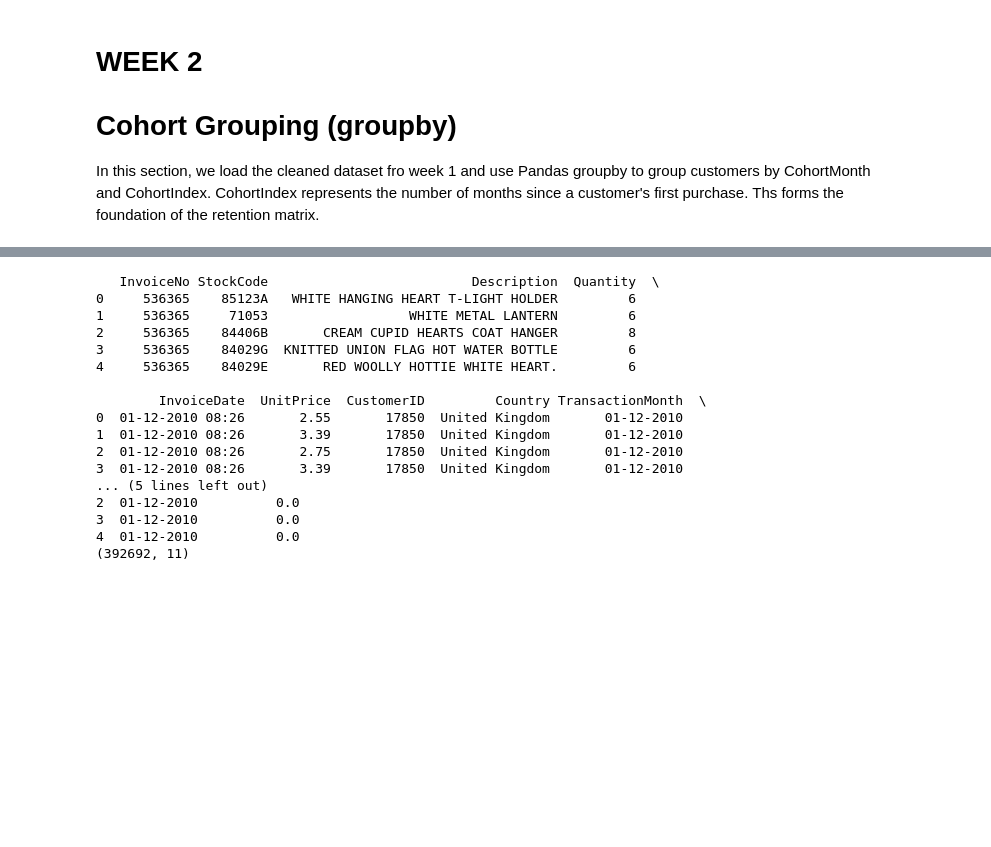
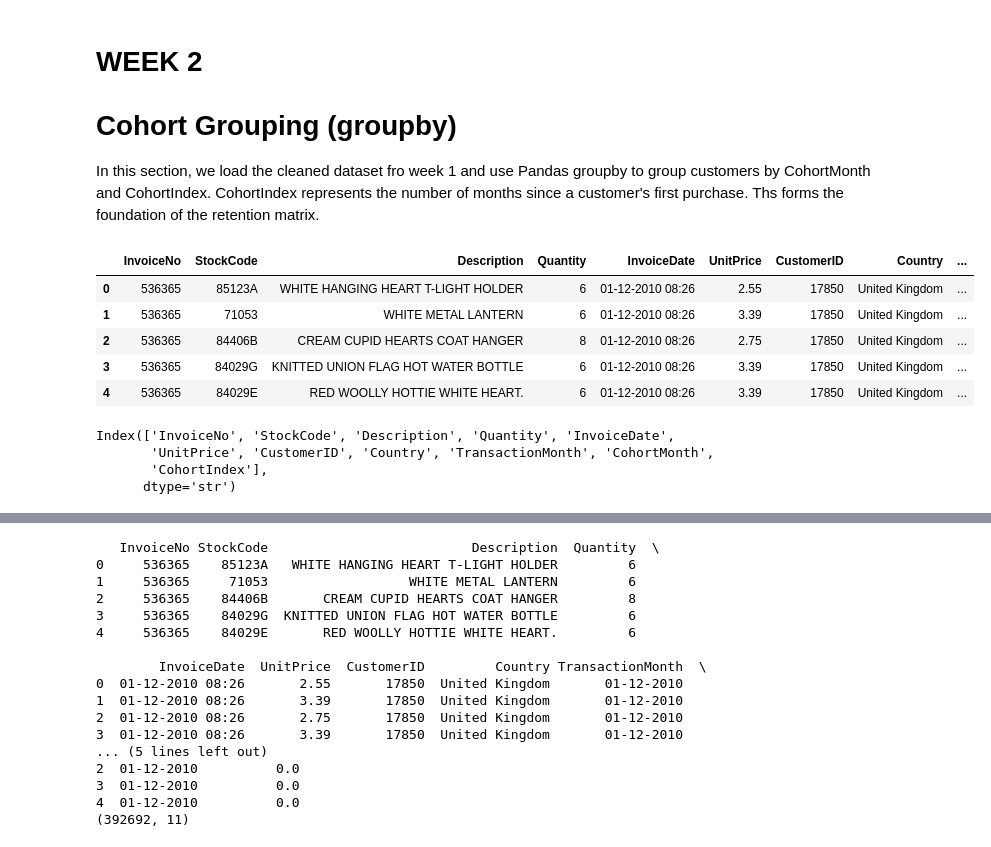
Before and after one commit to kalanidy/Infotact-intern-project-2-, a Jupyter notebook: week 2/WEEK2WORK_Completed.ipynb, the cells around one changed output, grey strips where cells are left out. Cells and saved outputs as stored; diff of their text form; code cells hidden in the pictures; blank space fills up the shorter version.

Commit message:
week 2 updated

```diff
--- a/week 2/WEEK2WORK_Completed.ipynb
+++ b/week 2/WEEK2WORK_Completed.ipynb
@@ -4,0 +12,18 @@ In this section, we load the cleaned dataset fro week 1 and use Pandas groupby t
+# %%
+df=pd.read_csv(r"A:\Infotact-intern-project-2-\week 2\cleaned_retail_data_updated.csv")
+# %%
+df.head()
+# %% [output]
+|  | InvoiceNo | StockCode | Description | Quantity | InvoiceDate | UnitPrice | CustomerID | Country | ... |
+| 0 | 536365 | 85123A | WHITE HANGING HEART T-LIGHT HOLDER | 6 | 01-12-2010 08:26 | 2.55 | 17850 | United Kingdom | ... |
+| 1 | 536365 | 71053 | WHITE METAL LANTERN | 6 | 01-12-2010 08:26 | 3.39 | 17850 | United Kingdom | ... |
+| 2 | 536365 | 84406B | CREAM CUPID HEARTS COAT HANGER | 8 | 01-12-2010 08:26 | 2.75 | 17850 | United Kingdom | ... |
+| 3 | 536365 | 84029G | KNITTED UNION FLAG HOT WATER BOTTLE | 6 | 01-12-2010 08:26 | 3.39 | 17850 | United Kingdom | ... |
+| 4 | 536365 | 84029E | RED WOOLLY HOTTIE WHITE HEART. | 6 | 01-12-2010 08:26 | 3.39 | 17850 | United Kingdom | ... |
+# %%
+df.columns
+# %% [output]
+Index(['InvoiceNo', 'StockCode', 'Description', 'Quantity', 'InvoiceDate',
+       'UnitPrice', 'CustomerID', 'Country', 'TransactionMonth', 'CohortMonth',
+       'CohortIndex'],
+      dtype='str')
```
Also changed, not shown: parts of 18 cells of this notebook, 1 other file.
